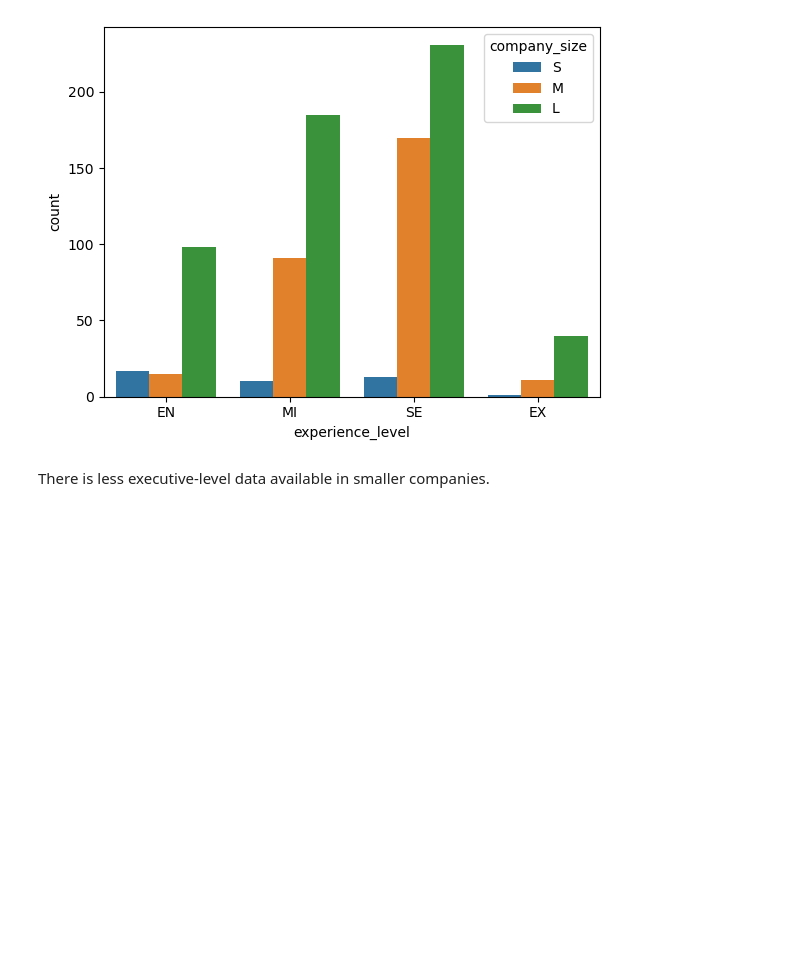
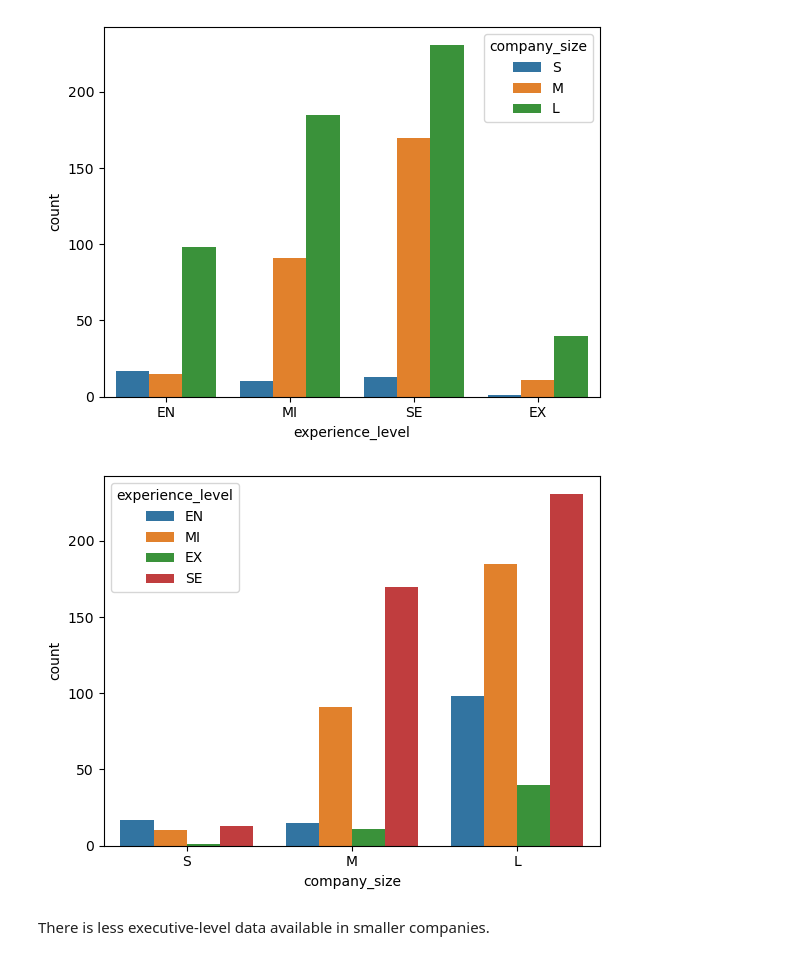
Before and after one commit to Korkmatik/DataScience, a Jupyter notebook: Projects/Cyber Security Salaries/02_us_data_analysis.ipynb, the cells around one changed output. Drawn from its saved outputs; the diff is of its cells as text; code cells hidden in the pictures; blank space fills up the shorter version.

```diff
--- a/Projects/Cyber Security Salaries/02_us_data_analysis.ipynb
+++ b/Projects/Cyber Security Salaries/02_us_data_analysis.ipynb
@@ -41,6 +41,15 @@ sns.countplot(
 );
 # %% [output]
 [figure]
+# %%
+sns.countplot(
+    data=df,
+    x="company_size",
+    hue="experience_level",
+    order=["S", "M", "L"]
+);
+# %% [output]
+[figure, added]
 # %% [markdown]
 There is less executive-level data available in smaller companies.
 # %%
```
Also changed, not shown: parts of 12 cells of this notebook, 1 other file.
